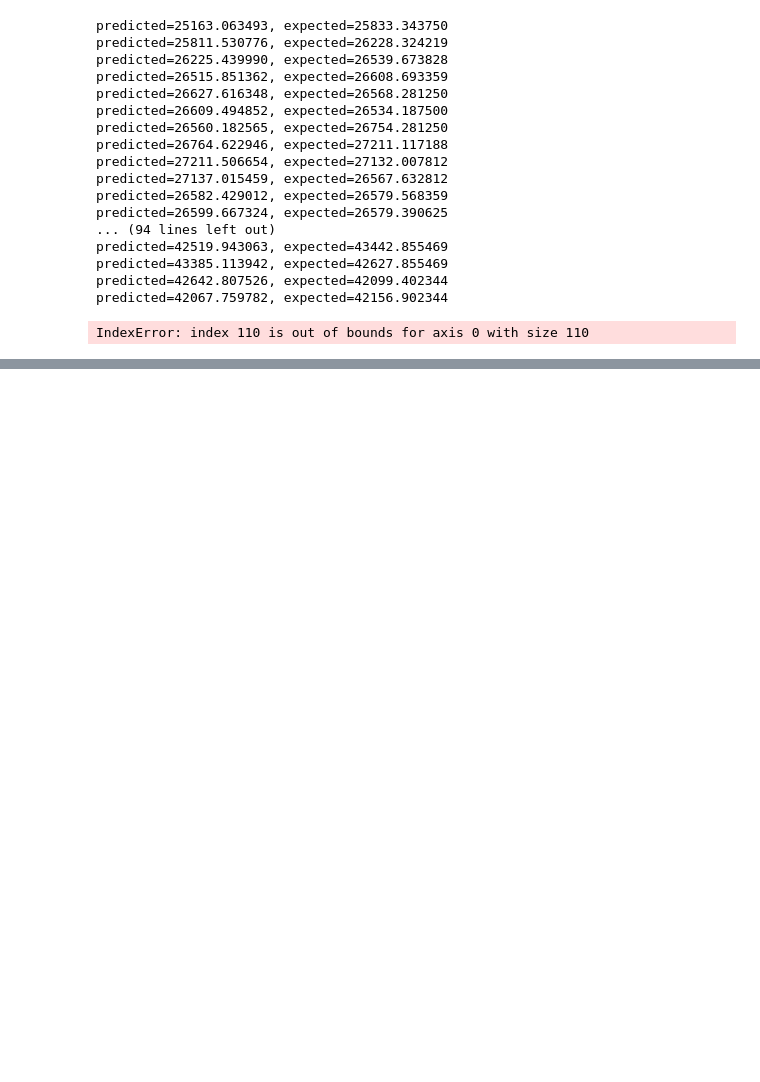
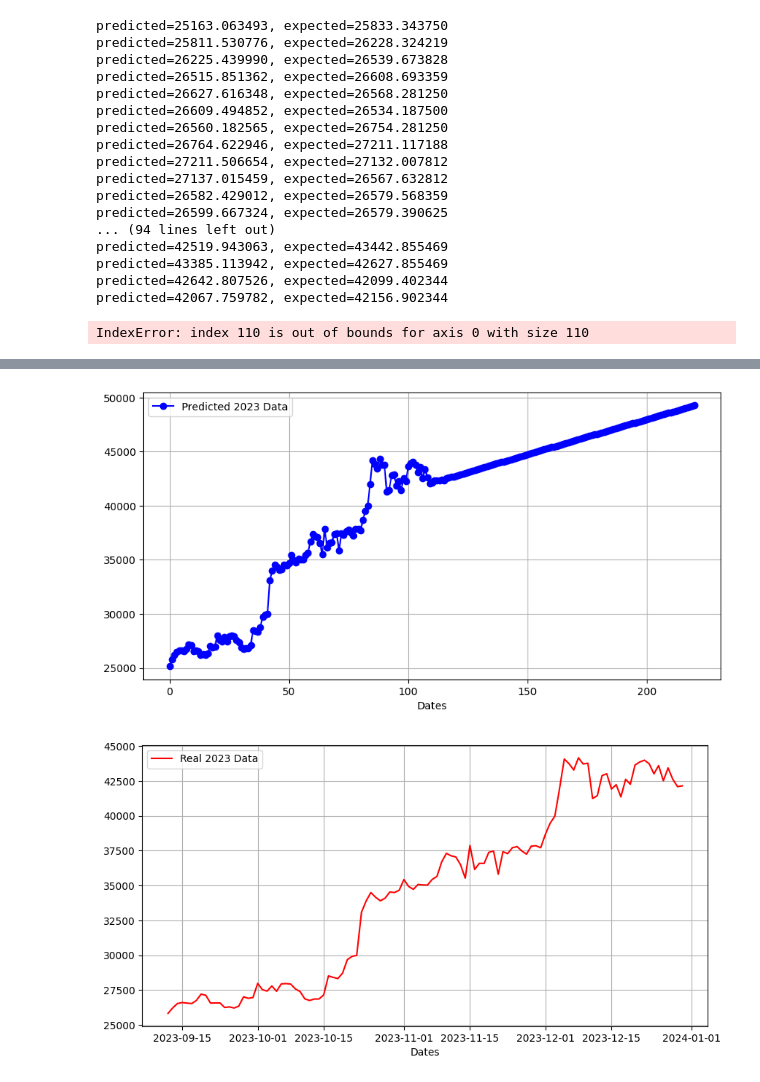
Before and after one commit to cynarski/crypto_predict, a Jupyter notebook: amira.ipynb, the cells around one changed output, grey strips where cells are left out. Saved outputs shown, nothing was run; the diff lists cells and outputs as text; code cells hidden in the pictures; blank space fills up the shorter version.

```diff
--- a/amira.ipynb
+++ b/amira.ipynb
@@ -120,13 +134,25 @@ for i in range(len(test)):
 # %%
-rmse = np.sqrt(mean_squared_error(test, predictions))
-print(f'RMSE: {rmse}')
+# rmse = np.sqrt(mean_squared_error(test, predictions))
+# print(f'RMSE: {rmse}')
 
 # Rysowanie wykresu
 plt.figure(figsize=(10,5))
 plt.grid()
 plt.xlabel('Dates')
-plt.plot(data_test.index, test, 'red', label='Real 2023 Data')  # Rzeczywiste dane
-plt.plot(data_test.index, predictions, 'blue', label='Predicted 2023 Data', marker='o')  # Przewidywania
+# plt.plot(test, 'red', label='Real 2023 Data')  # Rzeczywiste dane
+plt.plot(predictions, 'blue', label='Predicted 2023 Data', marker='o')  # Przewidywania
 plt.legend()
-plt.title(f'BTC-USD: Predicted vs Actual Data for 2023 (RMSE: {rmse})')
+# plt.title(f'BTC-USD: Predicted vs Actual Data for 2023 (RMSE: {rmse})')
 plt.show()
+
+plt.figure(figsize=(10,5))
+plt.grid()
+plt.xlabel('Dates')
+plt.plot(test, 'red', label='Real 2023 Data')  # Rzeczywiste dane
+# plt.plot(predictions, 'blue', label='Predicted 2023 Data', marker='o')  # Przewidywania
+plt.legend()
+# plt.title(f'BTC-USD: Predicted vs Actual Data for 2023 (RMSE: {rmse})')
+plt.show()
+# %% [output]
+[figure, added]
+[figure, added]
```
Also changed, not shown: parts of 3 cells of this notebook.
